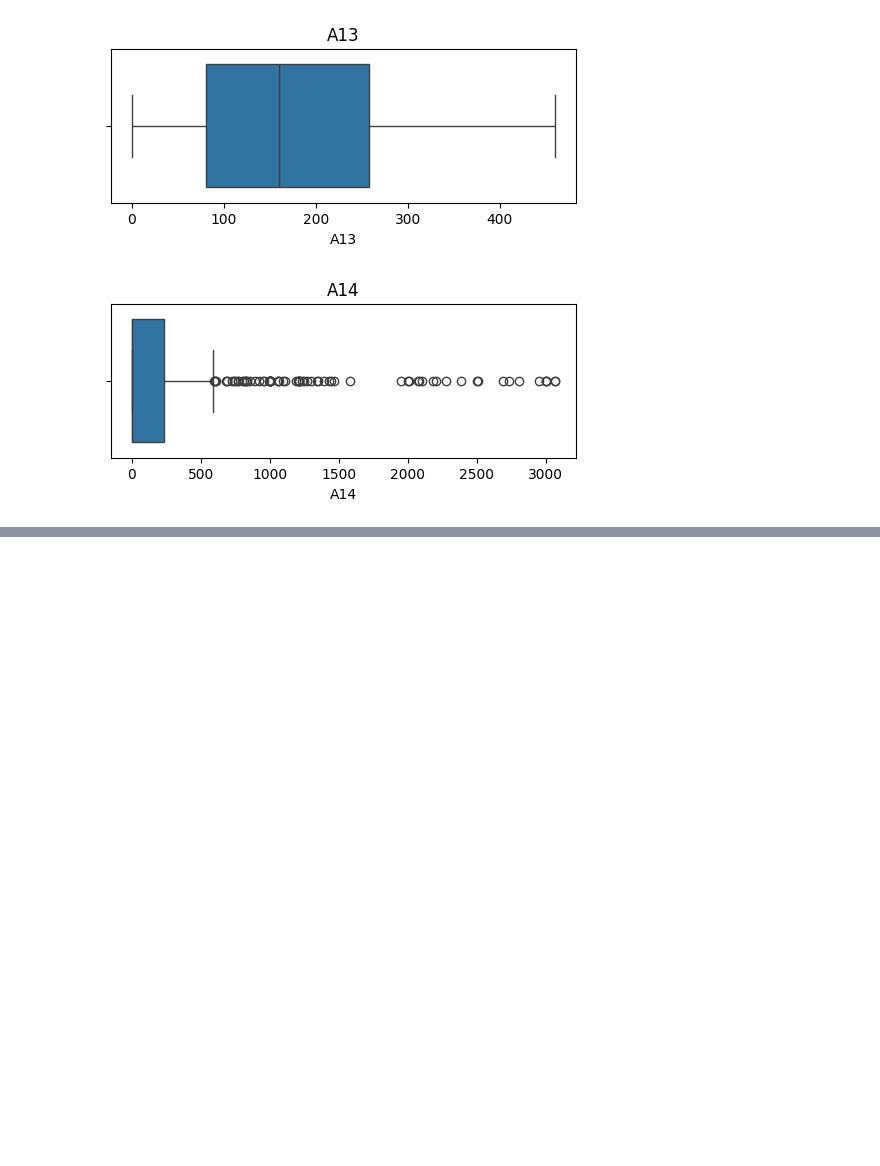
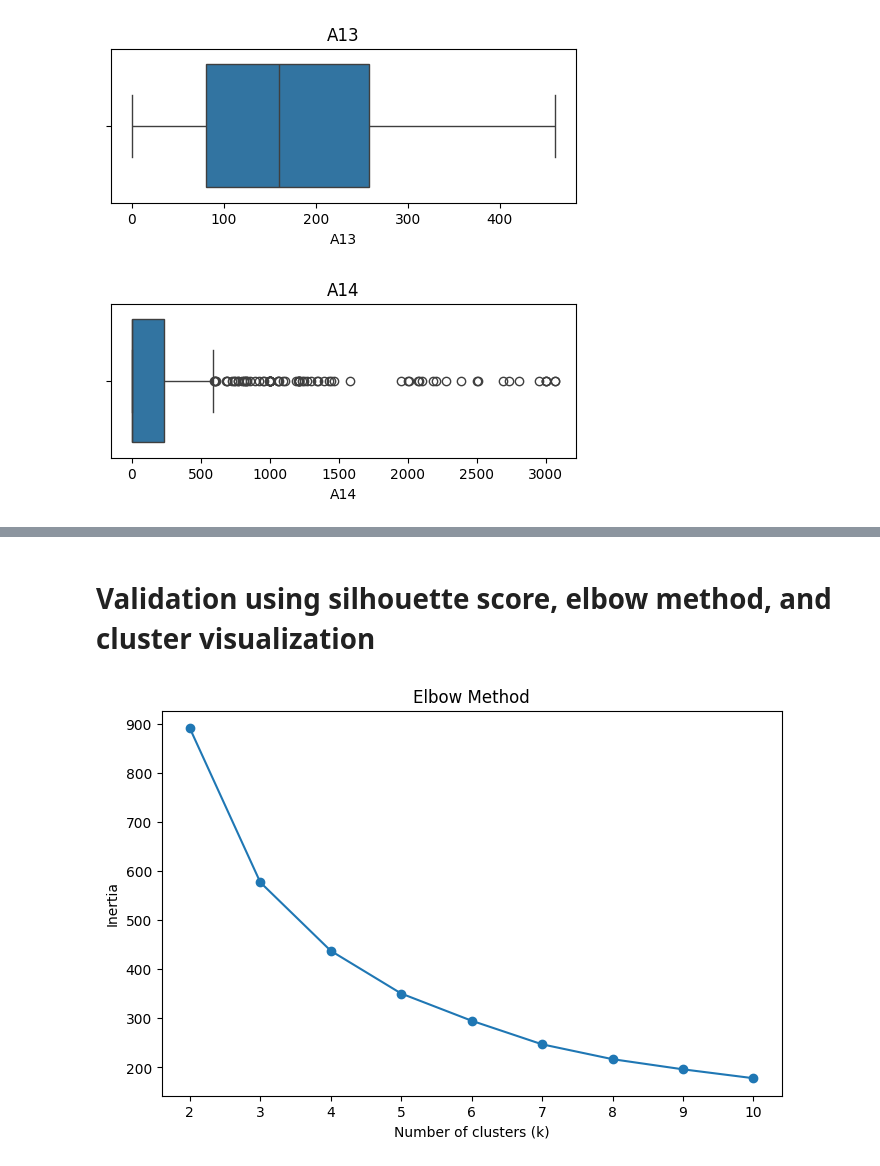
Before and after one commit to KikiHanAKKH/datathon2026, a Jupyter notebook: code.ipynb, the cells around one changed output, grey strips where cells are left out. Saved outputs shown, nothing was run; the diff lists cells and outputs as text; code cells hidden in the pictures; blank space fills up the shorter version.

```diff
--- a/code.ipynb
+++ b/code.ipynb
@@ -222,0 +226,3 @@ for col in numerical_cols:
+# %%
+df = df.drop(columns=["A2"])
+numerical_cols.remove("A2")
@@ -236,0 +256,4 @@ X_processed = preprocessor.fit_transform(X)
+# %%
+pca = PCA(n_components=3)
+
+X_processed = pca.fit_transform(X_processed)
@@ -267,0 +319,23 @@ NameError: name 'pd' is not defined
+# %% [markdown]
+# Validation using silhouette score, elbow method, and cluster visualization
+# %%
+inertias = []
+silhouette_scores = []
+
+K_range = range(2, 11)
+
+for k in K_range:
+    kmeans = KMeans(n_clusters=k, random_state=42, n_init=10)
+    labels = kmeans.fit_predict(X_processed)
+
+    inertias.append(kmeans.inertia_)
+    silhouette_scores.append(silhouette_score(X_processed, labels))
+# %%
+plt.figure(figsize=(8, 5))
+plt.plot(K_range, inertias, marker="o")
+plt.xlabel("Number of clusters (k)")
+plt.ylabel("Inertia")
+plt.title("Elbow Method")
+plt.show()
+# %% [output]
+[figure, added]
```
Also changed, not shown: parts of 35 cells of this notebook, 9 other files.
